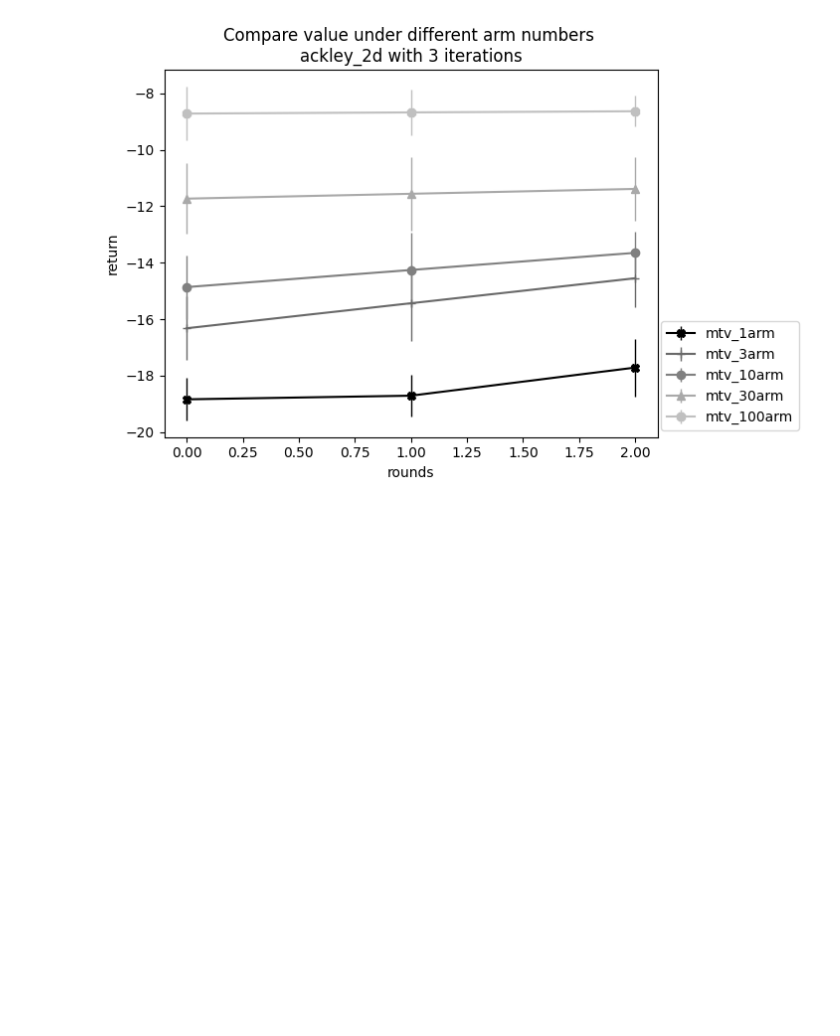
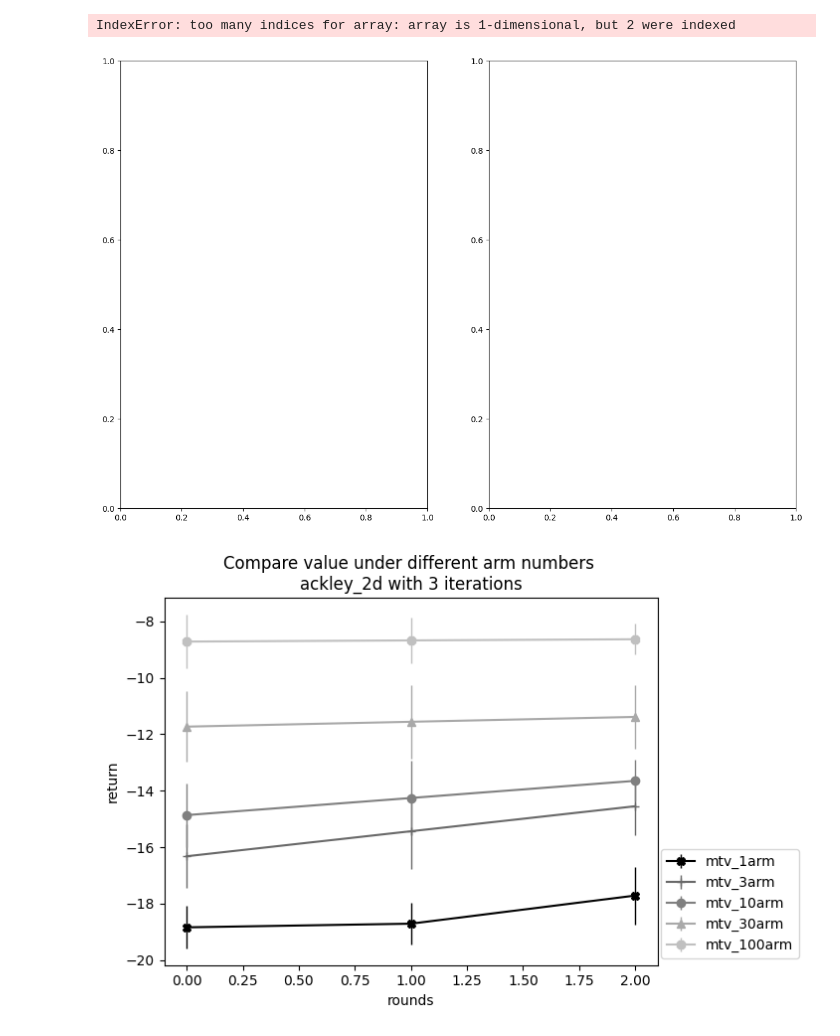
Before and after one commit to yubo-research/yubo, a Jupyter notebook: Untitled.ipynb, the cells around one changed output. Cells and saved outputs as stored; diff of their text form; code cells hidden in the pictures; blank space fills up the shorter version.

```diff
--- a/Untitled.ipynb
+++ b/Untitled.ipynb
@@ -28,3 +126,19 @@ Finish
+# %%
+num_rows = 1
+num_cols = 2
+fig, axs = plt.subplots(num_rows, num_cols, figsize=(15, 10))
+dimensions=[1,10]
+count = 0
+for i in range(num_rows):
+    for j in range(num_cols):
+        plt.sca(axs[i,j])
+        plotbench(dimensions[count])
+        count+=1
+plt.tight_layout()
+plt.show()
+# %% [output]
+IndexError: too many indices for array: array is 1-dimensional, but 2 were indexed
+[figure, added]
 # %%
 from experiments.plot_nbu import plot_results
 from experiments.plot_nbu import plot_arm_results
```
Also changed, not shown: parts of 8 cells of this notebook.
